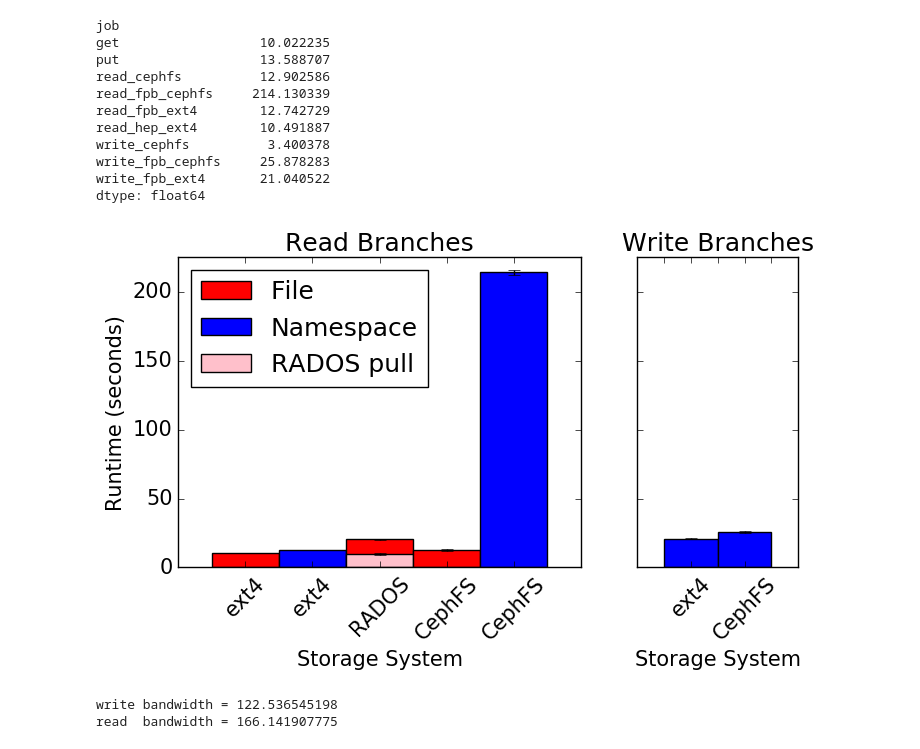
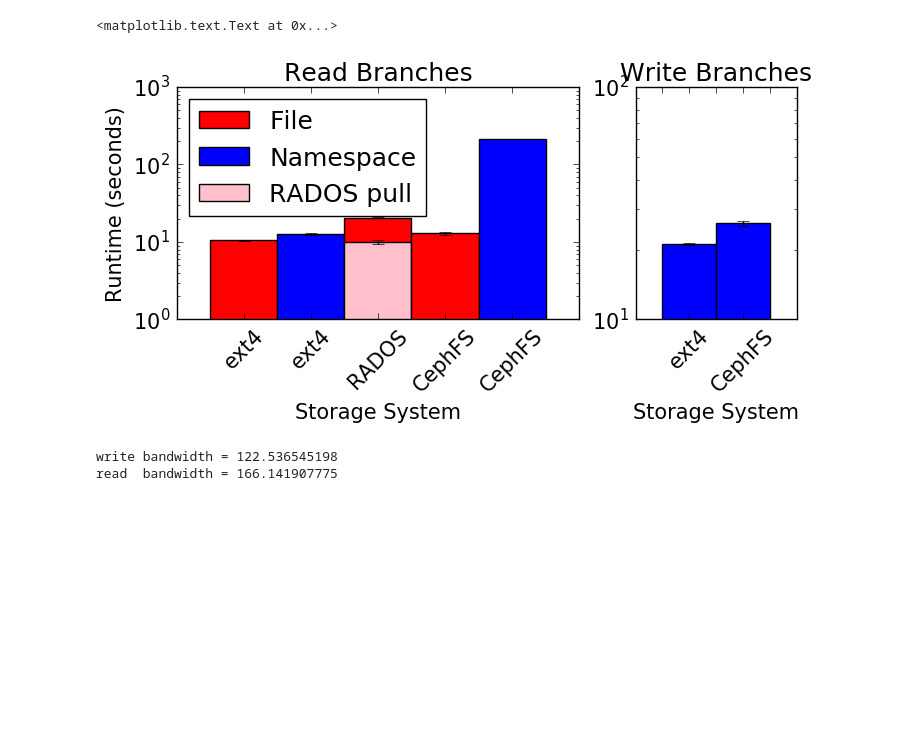
Before and after one commit to michaelsevilla/paulocto-popper, a Jupyter notebook: pipelines/hep/visualize/viz.ipynb, the cells around one changed output. Cells and saved outputs as stored; diff of their text form; code cells hidden in the pictures; blank space fills up the shorter version.

Commit message:
paper: starts to address #12
Signed-off-by: Michael Sevilla <mikesevilla3@gmail.com>

```diff
--- a/pipelines/hep/visualize/viz.ipynb
+++ b/pipelines/hep/visualize/viz.ipynb
@@ -30,50 +30,43 @@ def parse(expdir):
 
 font = {'size'   : 15}; matplotlib.rc('font', **font)
 args = {'width': 1, 'capsize': 4, 'ecolor': 'black'}
 #fig, ax = plt.subplots(1, 1, figsize=(14, 3))
-fig = plt.figure(figsize=(8,4))
+fig = plt.figure(figsize=(8,3))
 gs = plt.GridSpec(1, 2, width_ratios=[5, 2])
 
 
 df = parse('../results')
 ax = plt.subplot(gs[0])
 ax.bar([0.5], df['read_hep_ext4'].mean(), yerr=df['read_hep_ext4'].std(), color='red',  label='File', **args)
 ax.bar([1.5], df['read_fpb_ext4'].mean(), yerr=df['read_fpb_ext4'].std(), color='blue', label='Namespace', **args)
 ax.bar([2.5], df['get'].mean() + df['read_hep_ext4'].mean(), yerr=df['read_hep_ext4'].std(), color='red', **args)
 ax.bar([2.5], df['get'].mean(), yerr=df['get'].std(), color='pink', label='RADOS pull', **args)
 ax.bar([3.5], df['read_cephfs'].mean(), yerr=df['read_cephfs'].std(), color='red', **args)
 ax.bar([4.5], df['read_fpb_cephfs'].mean(), yerr=df['read_fpb_cephfs'].std(), color='blue', **args)
 ax.set_xticklabels(["", "ext4", "ext4", "RADOS","CephFS", "CephFS"], rotation=45)
-ax.set_ylim(0, 225)
+#x.set_ylim(0, 225)
 ax.set_ylabel("Runtime (seconds)")
 ax.set_xlabel("Storage System")
 ax.set_title("Read Branches")
 ax.legend(loc='upper left')
+ax.set_yscale('log')
+
 ax = plt.subplot(gs[1])
 ax.bar([0.5], df['write_fpb_ext4'].mean(), yerr=df['write_fpb_ext4'].std(), color='blue', **args)
 ax.bar([1.5], df['write_fpb_cephfs'].mean(), yerr=df['write_fpb_cephfs'].std(), color='blue', **args)
-ax.set_ylim(0, 225)
+#ax.set_ylim(0, 225)
 ax.set_xlim(0, 3)
 ax.set_yticklabels([])
+ax.set_yscale('log')
 ax.set_xticklabels(["", "", "ext4", "", "CephFS"], rotation=45)
 ax.set_title("Write Branches")
 ax.set_xlabel("Storage System")
 
-plt.savefig('../../../paper/figures/hep_runtime.png', dpi=300, bbox_inches='tight')
-df.mean()
+#plt.savefig('../../../paper/figures/hep_runtime.png', dpi=300, bbox_inches='tight')
+#df.mean()
 # %% [output]
-job
-get                  10.022235
-put                  13.588707
-read_cephfs          12.902586
-read_fpb_cephfs     214.130339
-read_fpb_ext4        12.742729
-read_hep_ext4        10.491887
-write_cephfs          3.400378
-write_fpb_cephfs     25.878283
-write_fpb_ext4       21.040522
-dtype: float64
+<matplotlib.text.Text at 0x...>
-[figure, old version]
+[figure, new version]
 # %%
 print "write bandwidth = " + str((1745997813/df['put'].mean())/(1024*1024))
 print "read  bandwidth = " + str((1745997813/df['get'].mean())/(1024*1024))
```
Also changed, not shown: 5 other files.
